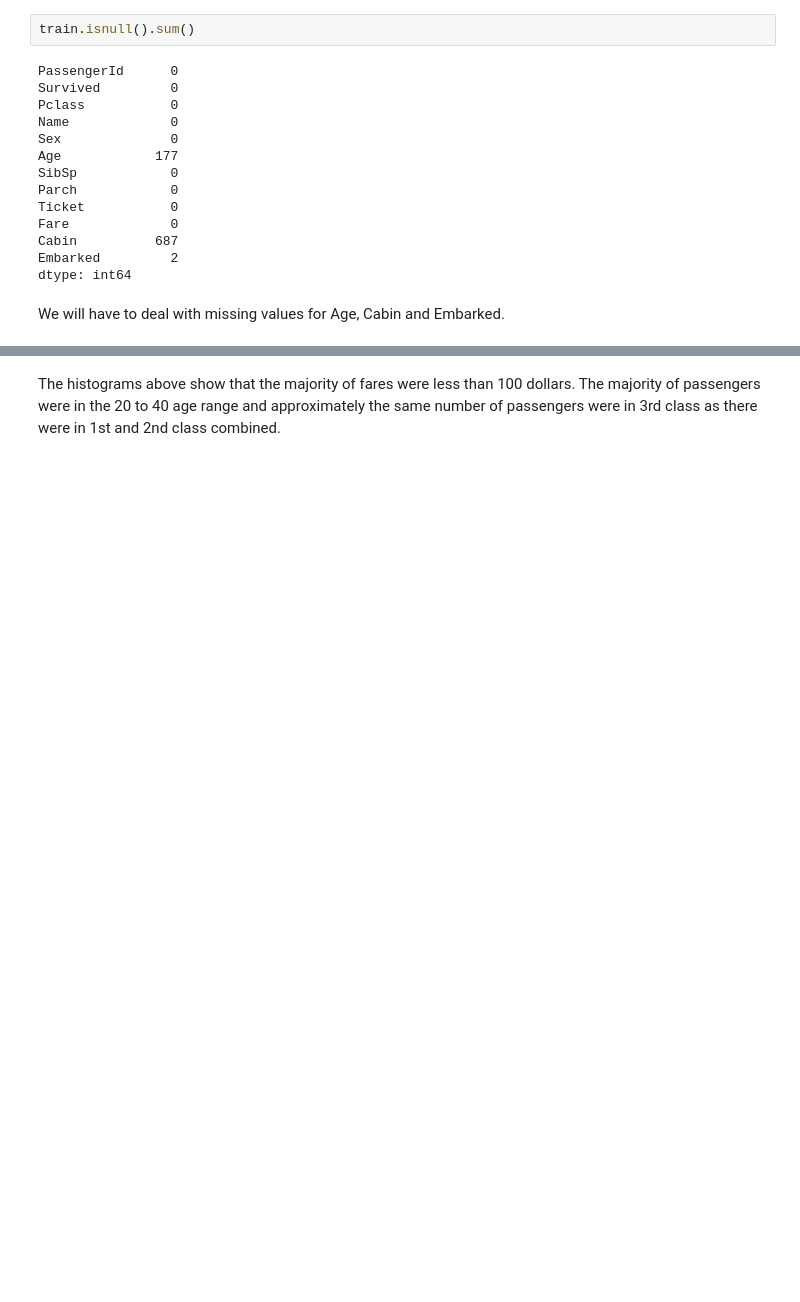
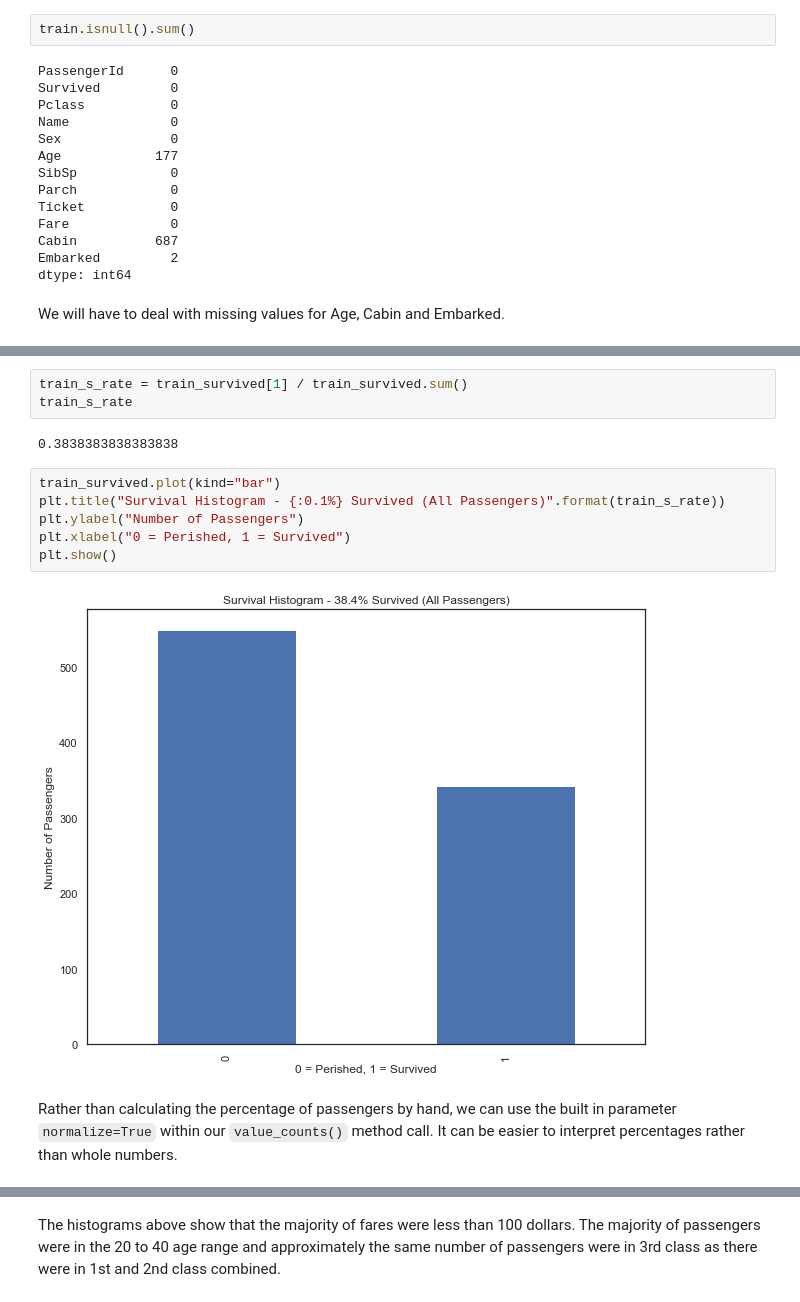
Before and after one commit to amypeniston/data-science-toolbox, a Jupyter notebook: kaggle_competitions/titanic/1_EDA.ipynb, the cells around one changed output, grey strips where cells are left out. Drawn from its saved outputs; the diff is of its cells as text; blank space fills up the shorter version.

````diff
--- a/kaggle_competitions/titanic/1_EDA.ipynb
+++ b/kaggle_competitions/titanic/1_EDA.ipynb
@@ -89,0 +136,15 @@ We will have to deal with missing values for Age, Cabin and Embarked.
+# %%
+train_s_rate = train_survived[1] / train_survived.sum()
+train_s_rate
+# %% [output]
+0.3838383838383838
+# %%
+train_survived.plot(kind="bar")
+plt.title("Survival Histogram - {:0.1%} Survived (All Passengers)".format(train_s_rate))
+plt.ylabel("Number of Passengers")
+plt.xlabel("0 = Perished, 1 = Survived")
+plt.show()
+# %% [output]
+[figure, added]
+# %% [markdown]
+Rather than calculating the percentage of passengers by hand, we can use the built in parameter ```normalize=True``` within our ```value_counts()``` method call. It can be easier to interpret percentages rather than whole numbers.
````
Also changed, not shown: parts of 57 cells of this notebook, 1 other file.
